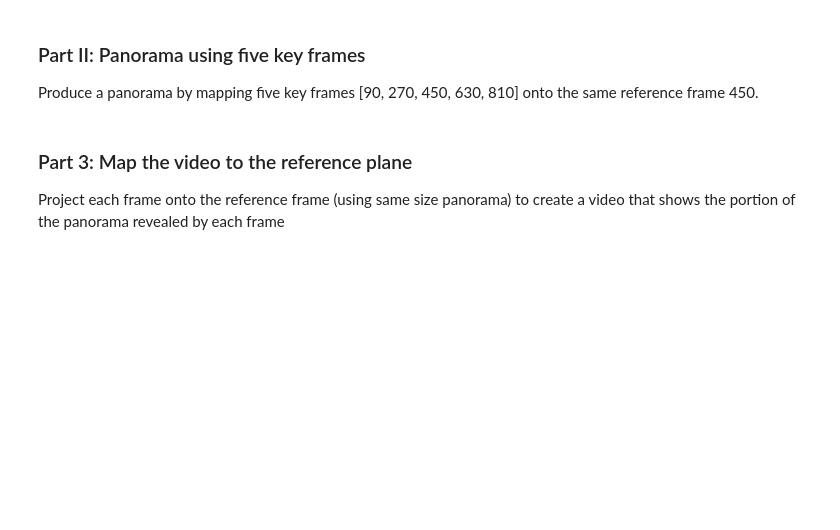
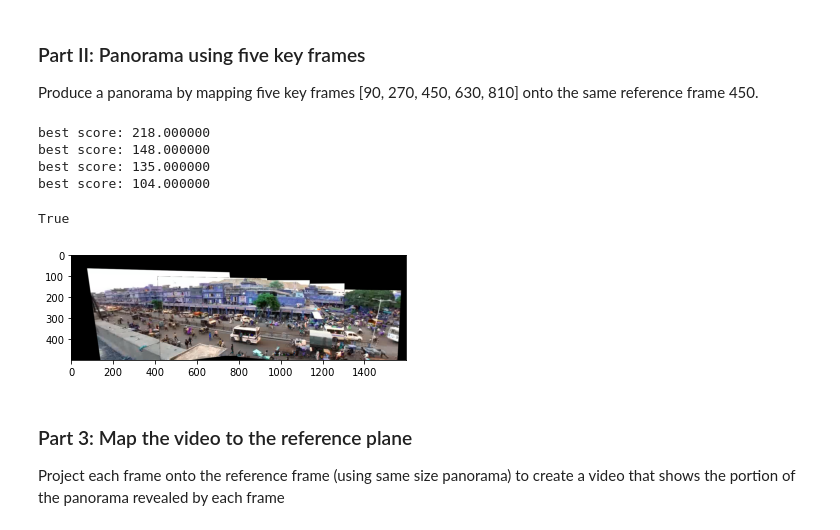
Before and after one commit to yu17/-CS445_Project_5, a Jupyter notebook: Project_5_starter.ipynb, the cells around one changed output. Cells and saved outputs as stored; diff of their text form; code cells hidden in the pictures; blank space fills up the shorter version.

```diff
--- a/Project_5_starter.ipynb
+++ b/Project_5_starter.ipynb
@@ -203,11 +203,39 @@ Produce a panorama by mapping five key frames [90, 270, 450, 630, 810] onto the
 # %%
 key_frames_idx = np.array([90, 270, 450, 630, 810])-1
 
 frames = np.zeros((len(key_frames_idx), im1.shape[0], im1.shape[1], im1.shape[2]),dtype='uint8')
-for n in range(len(key_frames)):
-  frames[n] = cv2.imread("./images/input/frames/f0{num}.jpg".format(num=str(key_frames_idx[n]+1).zfill(3)))
+for n in range(len(key_frames_idx)):
+    frames[n] = cv2.imread("./images/input/frames/f0{num}.jpg".format(num=str(key_frames_idx[n]+1).zfill(3)))
 
 # TO DO solution
+projectedWidth = 1600
+projectedHeight = 500
+Hs=[auto_homography(frames[0],frames[1], computeHomography),
+   auto_homography(frames[1],frames[2], computeHomography),
+   auto_homography(frames[3],frames[2], computeHomography),
+   auto_homography(frames[4],frames[3], computeHomography)]
+iwrp=[
+    cv2.warpPerspective(frames[0],Tr.dot(Hs[1]@Hs[0]),(projectedWidth,projectedHeight)),
+    cv2.warpPerspective(frames[1],Tr.dot(Hs[1]),(projectedWidth,projectedHeight)),
+    cv2.warpPerspective(frames[3],Tr.dot(Hs[2]),(projectedWidth,projectedHeight)),
+    cv2.warpPerspective(frames[4],Tr.dot(Hs[3]@Hs[2]),(projectedWidth,projectedHeight))]
+
+ibld=np.zeros((projectedHeight,projectedWidth,3))
+ibld[120:120+360,660:660+480,:]=frames[2]
+ibld+=(ibld==0)*iwrp[1]
+ibld+=(ibld==0)*iwrp[0]
+ibld+=(ibld==0)*iwrp[2]
+ibld+=(ibld==0)*iwrp[3]
+
+plt.imshow(ibld.astype(np.uint8))
+cv2.imwrite('ipnrm.jpg',ibld)
+# %% [output]
+best score: 218.000000
+best score: 148.000000
+best score: 135.000000
+best score: 104.000000
+True
+[figure, added]
 # %% [markdown]
 ### Part 3: Map the video to the reference plane
 
```
Also changed, not shown: parts of 1 cell of this notebook, 1 other file.
